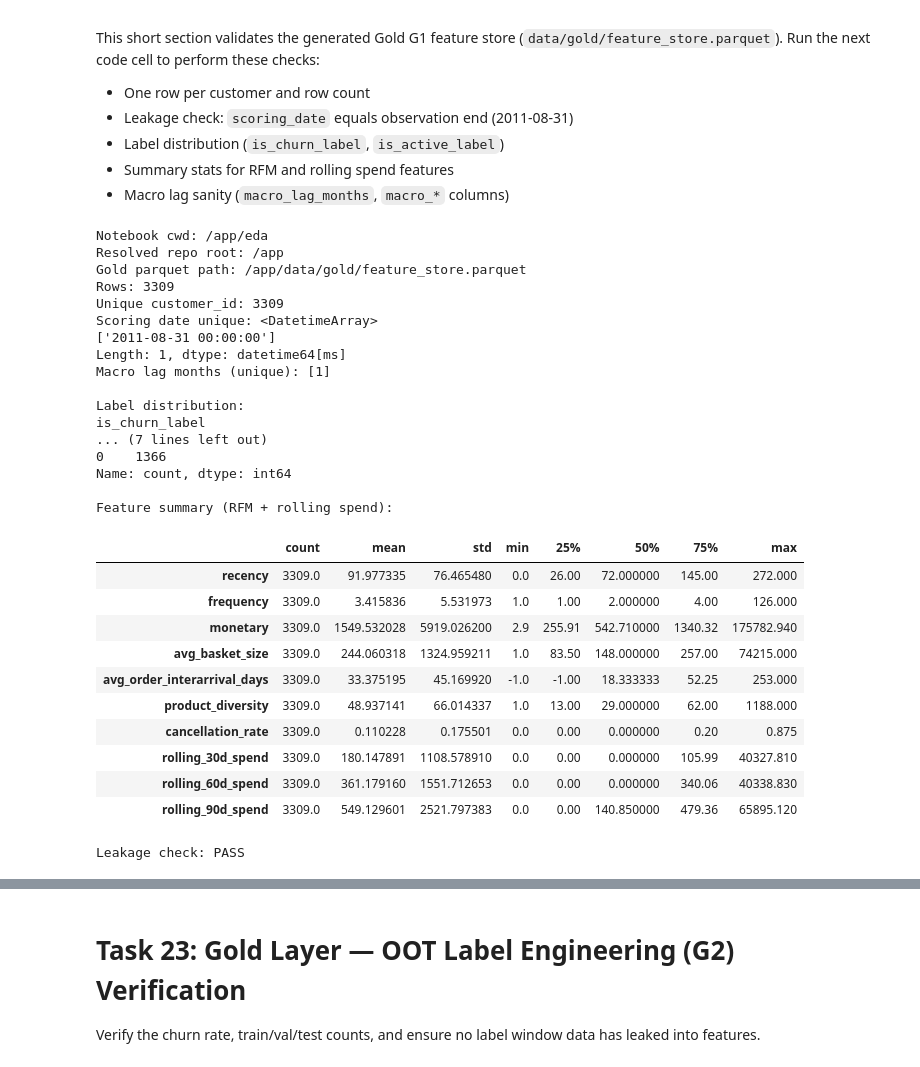
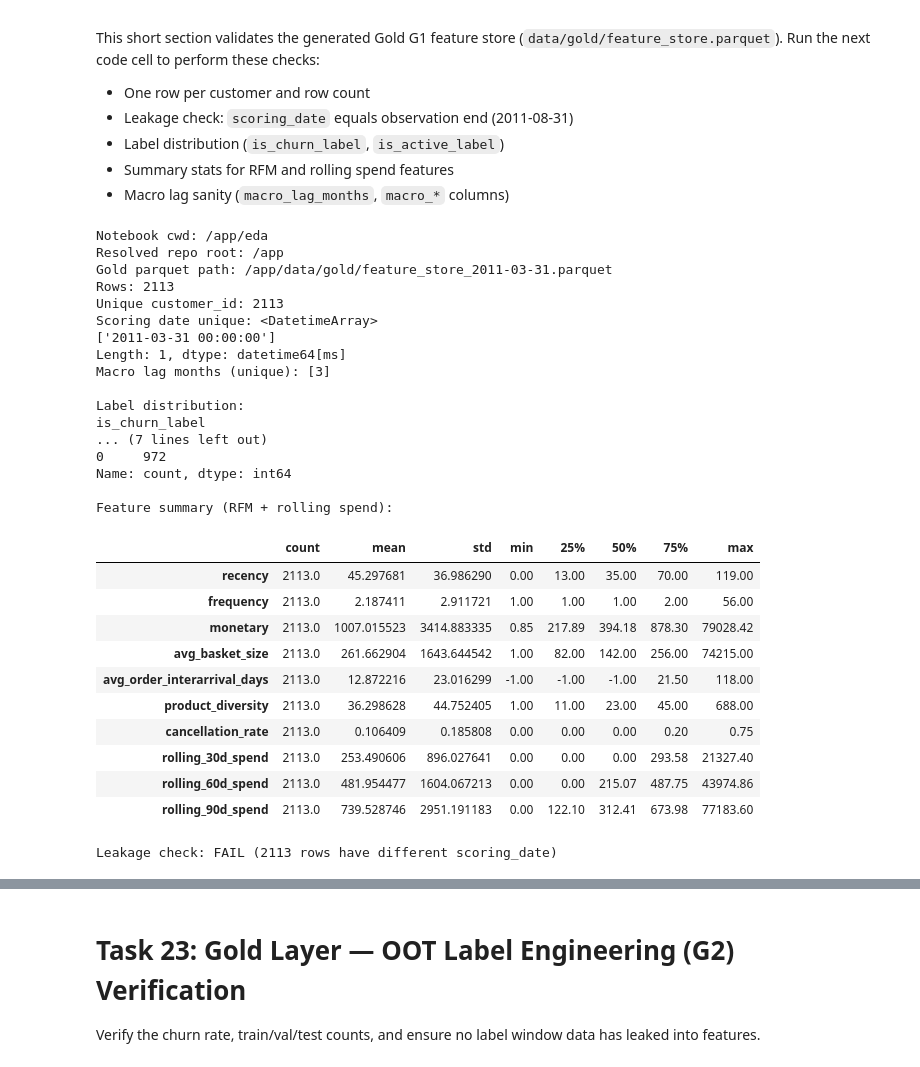
Before and after one commit to wenxuanalex/machine-learning-engineering, a Jupyter notebook: eda/eda.ipynb, the cells around one changed output, grey strips where cells are left out. Cells and saved outputs as stored; diff of their text form; code cells hidden in the pictures.

```diff
--- a/eda/eda.ipynb
+++ b/eda/eda.ipynb
@@ -845,12 +845,12 @@ from IPython.display import display
 
 def find_repo_root(start: Path) -> Path:
     for candidate in [start, *start.parents]:
-        if (candidate / 'data' / 'gold' / 'feature_store.parquet').exists():
+        if (candidate / 'data' / 'gold' / 'feature_store_2011-03-31.parquet').exists():
             return candidate
     return start
 
 repo_root = find_repo_root(Path.cwd())
-fs_path = repo_root / 'data' / 'gold' / 'feature_store.parquet'
+fs_path = repo_root / 'data' / 'gold' / 'feature_store_2011-03-31.parquet'
 print('Notebook cwd:', Path.cwd())
 print('Resolved repo root:', repo_root)
 print('Gold parquet path:', fs_path)
@@ -875,50 +875,50 @@ else:
     else:
         print("is_active_label column missing")
 
     print("\nFeature summary (RFM + rolling spend):")
     cols = ["recency","frequency","monetary","avg_basket_size","avg_order_interarrival_days","product_diversity","cancellation_rate","rolling_30d_spend","rolling_60d_spend","rolling_90d_spend"]
     present = [c for c in cols if c in fs.columns]
     if present:
         display(fs[present].describe().transpose())
     else:
         print("No RFM/rolling spend columns present")
 
     # leakage test
     if "scoring_date" in fs.columns:
         bad = fs[fs["scoring_date"] != pd.Timestamp("2011-08-31")]
         print("\nLeakage check:", "PASS" if bad.empty else f"FAIL ({len(bad)} rows have different scoring_date)")
     else:
         print("\nLeakage check: scoring_date column missing")
 # %% [output]
 Notebook cwd: /app/eda
 Resolved repo root: /app
-Gold parquet path: /app/data/gold/feature_store.parquet
-Rows: 3309
-Unique customer_id: 3309
+Gold parquet path: /app/data/gold/feature_store_2011-03-31.parquet
+Rows: 2113
+Unique customer_id: 2113
 Scoring date unique: <DatetimeArray>
-['2011-08-31 00:00:00']
+['2011-03-31 00:00:00']
 Length: 1, dtype: datetime64[ms]
-Macro lag months (unique): [1]
+Macro lag months (unique): [3]
 
 Label distribution:
 is_churn_label
 ... (7 lines left out)
-0    1366
+0     972
 Name: count, dtype: int64
 
 Feature summary (RFM + rolling spend):
 |  | count | mean | std | min | 25% | 50% | 75% | max |
-| recency | 3309.0 | 91.977335 | 76.465480 | 0.0 | 26.00 | 72.000000 | 145.00 | 272.000 |
-| frequency | 3309.0 | 3.415836 | 5.531973 | 1.0 | 1.00 | 2.000000 | 4.00 | 126.000 |
-| monetary | 3309.0 | 1549.532028 | 5919.026200 | 2.9 | 255.91 | 542.710000 | 1340.32 | 175782.940 |
-| avg_basket_size | 3309.0 | 244.060318 | 1324.959211 | 1.0 | 83.50 | 148.000000 | 257.00 | 74215.000 |
-| avg_order_interarrival_days | 3309.0 | 33.375195 | 45.169920 | -1.0 | -1.00 | 18.333333 | 52.25 | 253.000 |
-| product_diversity | 3309.0 | 48.937141 | 66.014337 | 1.0 | 13.00 | 29.000000 | 62.00 | 1188.000 |
-| cancellation_rate | 3309.0 | 0.110228 | 0.175501 | 0.0 | 0.00 | 0.000000 | 0.20 | 0.875 |
-| rolling_30d_spend | 3309.0 | 180.147891 | 1108.578910 | 0.0 | 0.00 | 0.000000 | 105.99 | 40327.810 |
-| rolling_60d_spend | 3309.0 | 361.179160 | 1551.712653 | 0.0 | 0.00 | 0.000000 | 340.06 | 40338.830 |
-| rolling_90d_spend | 3309.0 | 549.129601 | 2521.797383 | 0.0 | 0.00 | 140.850000 | 479.36 | 65895.120 |
+| recency | 2113.0 | 45.297681 | 36.986290 | 0.00 | 13.00 | 35.00 | 70.00 | 119.00 |
+| frequency | 2113.0 | 2.187411 | 2.911721 | 1.00 | 1.00 | 1.00 | 2.00 | 56.00 |
+| monetary | 2113.0 | 1007.015523 | 3414.883335 | 0.85 | 217.89 | 394.18 | 878.30 | 79028.42 |
+| avg_basket_size | 2113.0 | 261.662904 | 1643.644542 | 1.00 | 82.00 | 142.00 | 256.00 | 74215.00 |
+| avg_order_interarrival_days | 2113.0 | 12.872216 | 23.016299 | -1.00 | -1.00 | -1.00 | 21.50 | 118.00 |
+| product_diversity | 2113.0 | 36.298628 | 44.752405 | 1.00 | 11.00 | 23.00 | 45.00 | 688.00 |
+| cancellation_rate | 2113.0 | 0.106409 | 0.185808 | 0.00 | 0.00 | 0.00 | 0.20 | 0.75 |
+| rolling_30d_spend | 2113.0 | 253.490606 | 896.027641 | 0.00 | 0.00 | 0.00 | 293.58 | 21327.40 |
+| rolling_60d_spend | 2113.0 | 481.954477 | 1604.067213 | 0.00 | 0.00 | 215.07 | 487.75 | 43974.86 |
+| rolling_90d_spend | 2113.0 | 739.528746 | 2951.191183 | 0.00 | 122.10 | 312.41 | 673.98 | 77183.60 |
-Leakage check: PASS
+Leakage check: FAIL (2113 rows have different scoring_date)
 # %%
 # Gold G1 QA plots
 from pathlib import Path
```
Also changed, not shown: parts of 8 cells of this notebook.
